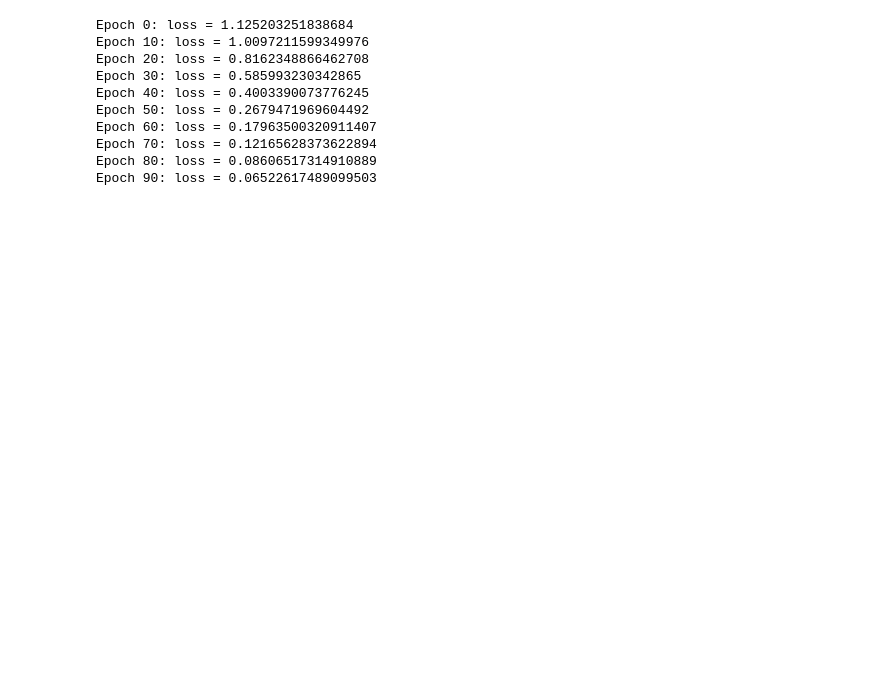
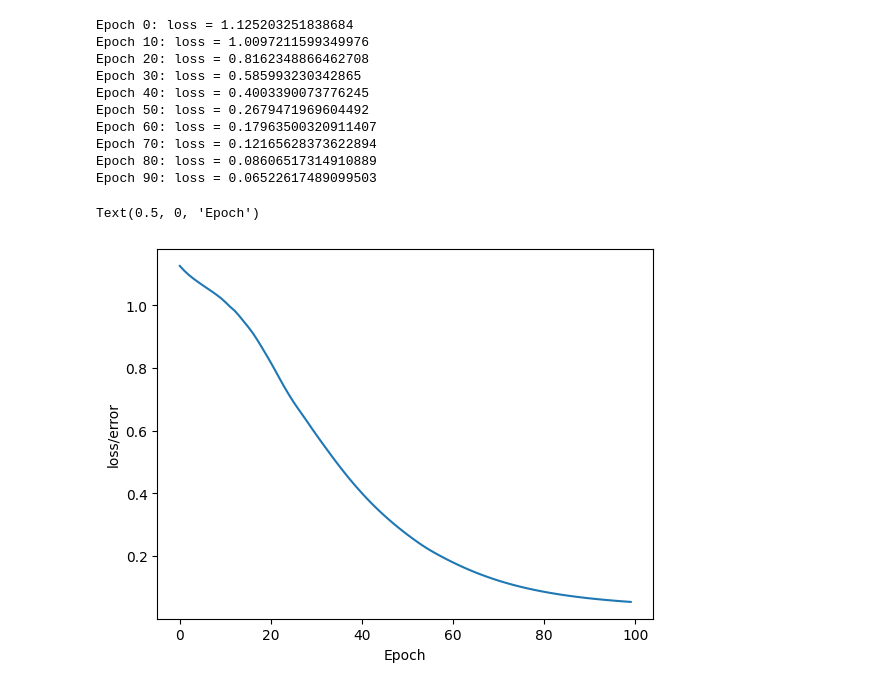
Before and after one commit to code-lover636/Intro_Pytorch, a Jupyter notebook: NeuralNetwork.ipynb, the cells around one changed output. Drawn from its saved outputs; the diff is of its cells as text; code cells hidden in the pictures; blank space fills up the shorter version.

```diff
--- a/NeuralNetwork.ipynb
+++ b/NeuralNetwork.ipynb
@@ -120,3 +116,11 @@ Epoch 60: loss = 0.17963500320911407
 Epoch 70: loss = 0.12165628373622894
 Epoch 80: loss = 0.08606517314910889
 Epoch 90: loss = 0.06522617489099503
+# %%
+#graph
+plt.plot(range(epochs), losses)
+plt.ylabel("loss/error")
+plt.xlabel("Epoch")
+# %% [output]
+Text(0.5, 0, 'Epoch')
+[figure, added]
```
Also changed, not shown: parts of 2 cells of this notebook.
